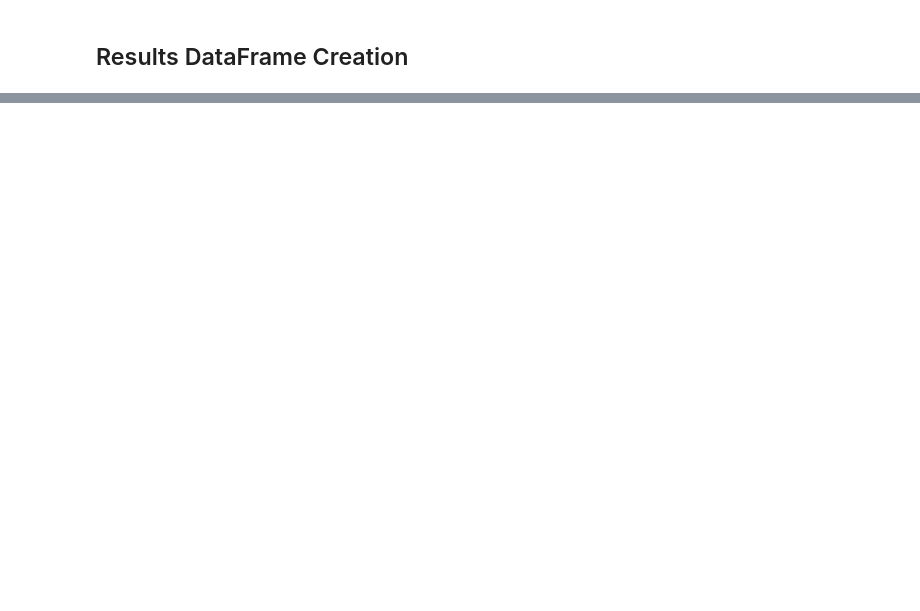
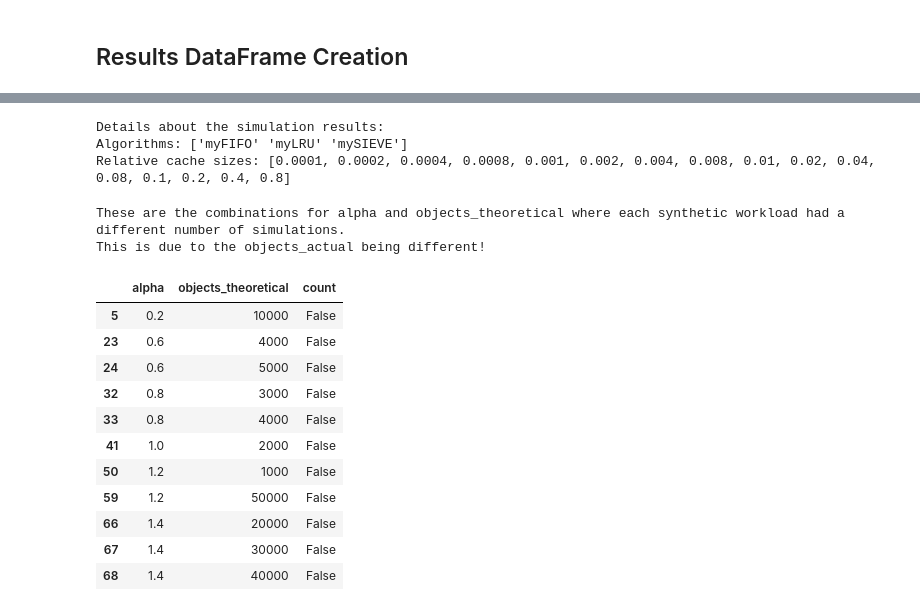
Before and after one commit to laustam/cache-eviction-thesis, a Jupyter notebook: code/scripts/data_processing.ipynb, the cells around one changed output, grey strips where cells are left out. Saved outputs shown, nothing was run; the diff lists cells and outputs as text; code cells hidden in the pictures; blank space fills up the shorter version.

```diff
--- a/code/scripts/data_processing.ipynb
+++ b/code/scripts/data_processing.ipynb
@@ -141,0 +161,33 @@ Relative cache sizes: [0.0, 5e-05, 6e-05, 7e-05, 8e-05, 9e-05, 0.0001, 0.0002, 0
+# %%
+results_df = pd.read_pickle(RESULTS_PKL_PATH)
+
+print("Details about the simulation results:")
+print(f"Algorithms: {results_df['algorithm'].unique()}")
+print(f"Relative cache sizes: {sorted(results_df['cache_size_relative_rounded'].unique())}")
+# %% [output]
+Details about the simulation results:
+Algorithms: ['myFIFO' 'myLRU' 'mySIEVE']
+Relative cache sizes: [0.0001, 0.0002, 0.0004, 0.0008, 0.001, 0.002, 0.004, 0.008, 0.01, 0.02, 0.04, 0.08, 0.1, 0.2, 0.4, 0.8]
+# %%
+# For each (alpha, objects_theoretical), check if all file_nr groups have the same number of rows
+print("\nThese are the combinations for alpha and objects_theoretical where each synthetic workload had a different number of simulations.")
+print("This is due to the objects_actual being different!")
+grouped = results_df.groupby(['alpha', 'objects_theoretical', 'file_nr']).size().reset_index(name='count')
+check = grouped.groupby(['alpha', 'objects_theoretical'])['count'].nunique() == 1
+check_df = check.reset_index()
+display(check_df[~check_df['count']])
+# %% [output]
+These are the combinations for alpha and objects_theoretical where each synthetic workload had a different number of simulations.
+This is due to the objects_actual being different!
+|  | alpha | objects_theoretical | count |
+| 5 | 0.2 | 10000 | False |
+| 23 | 0.6 | 4000 | False |
+| 24 | 0.6 | 5000 | False |
+| 32 | 0.8 | 3000 | False |
+| 33 | 0.8 | 4000 | False |
+| 41 | 1.0 | 2000 | False |
+| 50 | 1.2 | 1000 | False |
+| 59 | 1.2 | 50000 | False |
+| 66 | 1.4 | 20000 | False |
+| 67 | 1.4 | 30000 | False |
+| 68 | 1.4 | 40000 | False |
```
Also changed, not shown: parts of 4 cells of this notebook.
